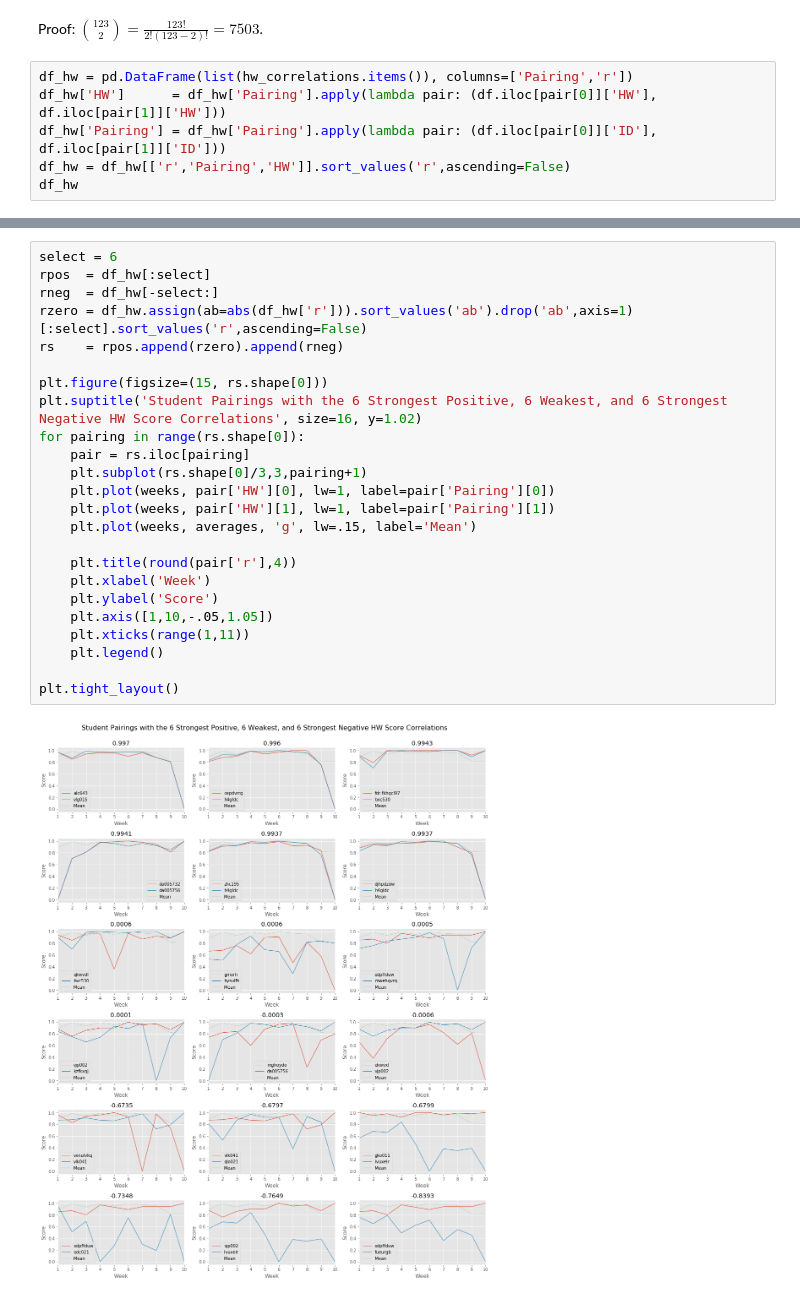
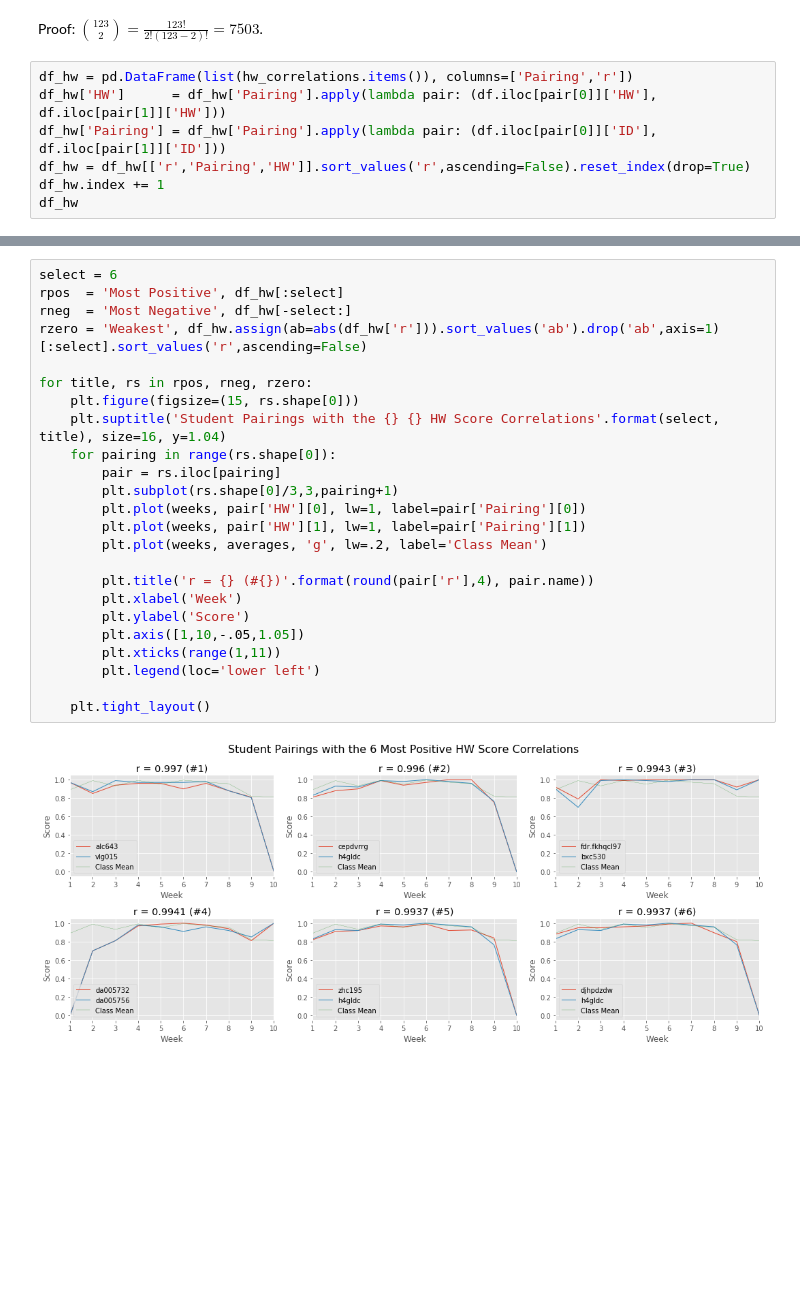
Before and after one commit to dleestat/grades, a Jupyter notebook: Grades.ipynb, the cells around one changed output, grey strips where cells are left out. Cells and saved outputs as stored; diff of their text form; blank space fills up the shorter version.

Commit message:
Separate Titles for rpos, rneg, rzero

```diff
--- a/Grades.ipynb
+++ b/Grades.ipynb
@@ -227,7 +199,8 @@ Proof: $\binom{123}{2}=\frac{123!}{2!(123-2)!}=7503$.
 df_hw = pd.DataFrame(list(hw_correlations.items()), columns=['Pairing','r'])
 df_hw['HW']      = df_hw['Pairing'].apply(lambda pair: (df.iloc[pair[0]]['HW'], df.iloc[pair[1]]['HW']))
 df_hw['Pairing'] = df_hw['Pairing'].apply(lambda pair: (df.iloc[pair[0]]['ID'], df.iloc[pair[1]]['ID']))
-df_hw = df_hw[['r','Pairing','HW']].sort_values('r',ascending=False)
+df_hw = df_hw[['r','Pairing','HW']].sort_values('r',ascending=False).reset_index(drop=True)
+df_hw.index += 1
 df_hw
 # %% [output]
 |  | r | Pairing | HW |
@@ -283,26 +246,26 @@ rpos
 # %%
 select = 6
-rpos  = df_hw[:select]
-rneg  = df_hw[-select:]
-rzero = df_hw.assign(ab=abs(df_hw['r'])).sort_values('ab').drop('ab',axis=1)[:select].sort_values('r',ascending=False)
-rs    = rpos.append(rzero).append(rneg)
+rpos  = 'Most Positive', df_hw[:select]
+rneg  = 'Most Negative', df_hw[-select:]
+rzero = 'Weakest', df_hw.assign(ab=abs(df_hw['r'])).sort_values('ab').drop('ab',axis=1)[:select].sort_values('r',ascending=False)
 
-plt.figure(figsize=(15, rs.shape[0]))
-plt.suptitle('Student Pairings with the 6 Strongest Positive, 6 Weakest, and 6 Strongest Negative HW Score Correlations', size=16, y=1.02)
-for pairing in range(rs.shape[0]):
-    pair = rs.iloc[pairing]
-    plt.subplot(rs.shape[0]/3,3,pairing+1)
-    plt.plot(weeks, pair['HW'][0], lw=1, label=pair['Pairing'][0])
-    plt.plot(weeks, pair['HW'][1], lw=1, label=pair['Pairing'][1])
-    plt.plot(weeks, averages, 'g', lw=.15, label='Mean')
+for title, rs in rpos, rneg, rzero:
+    plt.figure(figsize=(15, rs.shape[0]))
+    plt.suptitle('Student Pairings with the {} {} HW Score Correlations'.format(select, title), size=16, y=1.04)
+    for pairing in range(rs.shape[0]):
+        pair = rs.iloc[pairing]
+        plt.subplot(rs.shape[0]/3,3,pairing+1)
+        plt.plot(weeks, pair['HW'][0], lw=1, label=pair['Pairing'][0])
+        plt.plot(weeks, pair['HW'][1], lw=1, label=pair['Pairing'][1])
+        plt.plot(weeks, averages, 'g', lw=.2, label='Class Mean')
 
-    plt.title(round(pair['r'],4))
-    plt.xlabel('Week')
-    plt.ylabel('Score')
-    plt.axis([1,10,-.05,1.05])
-    plt.xticks(range(1,11))
-    plt.legend()
+        plt.title('r = {} (#{})'.format(round(pair['r'],4), pair.name))
+        plt.xlabel('Week')
+        plt.ylabel('Score')
+        plt.axis([1,10,-.05,1.05])
+        plt.xticks(range(1,11))
+        plt.legend(loc='lower left')
 
-plt.tight_layout()
+    plt.tight_layout()
 # %% [output]
-[figure, old version]
+[figure, new version]
```
Also changed, not shown: parts of 13 cells of this notebook.
